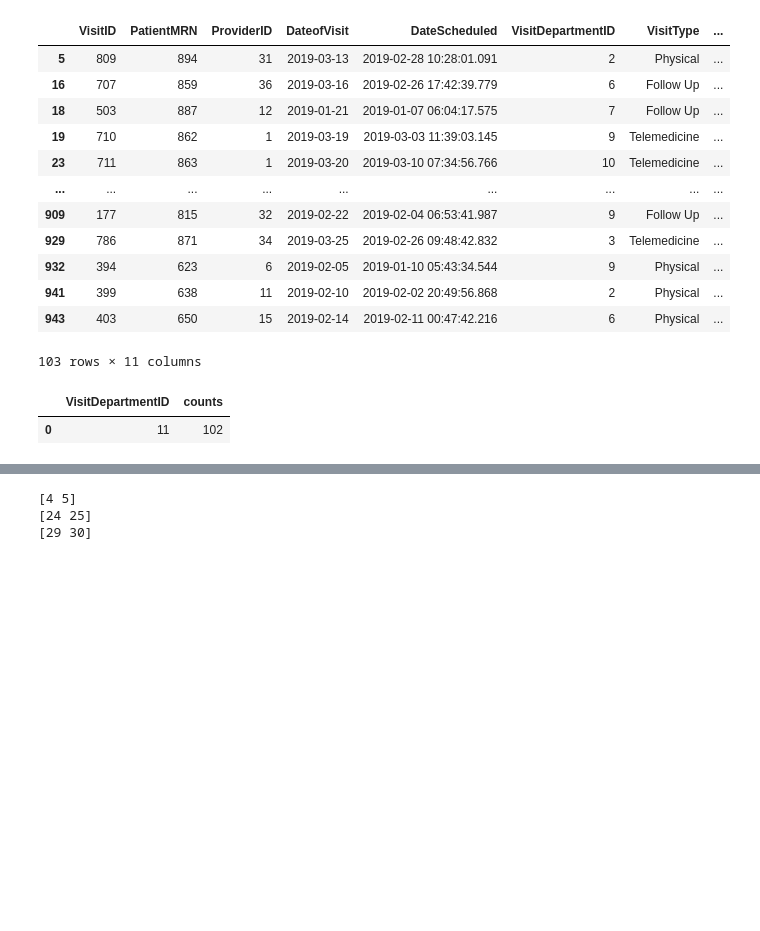
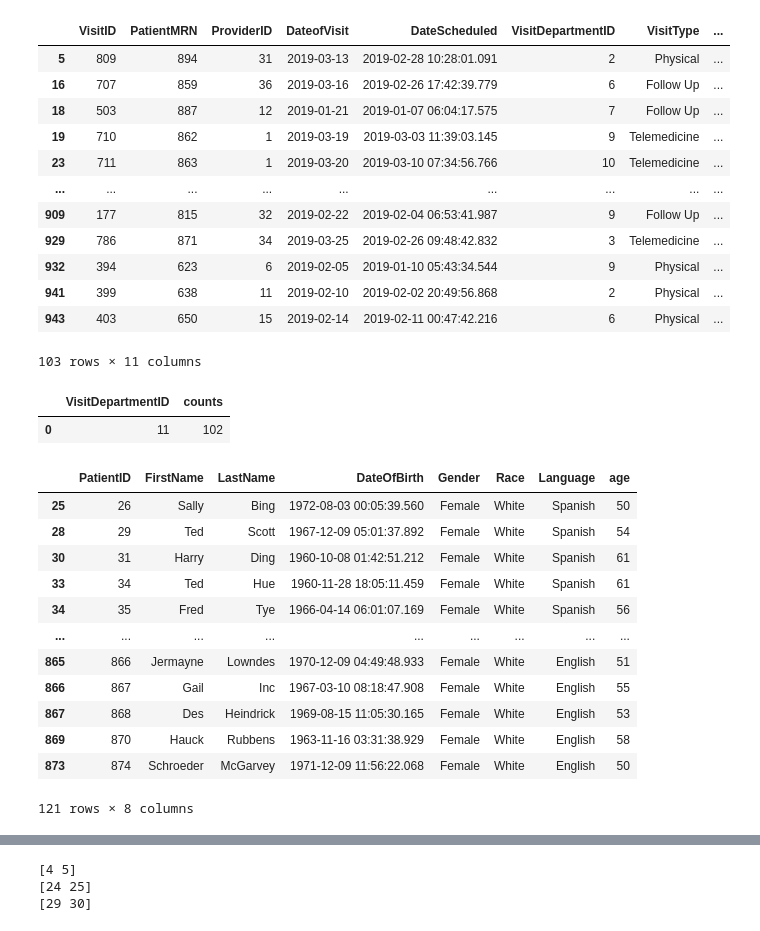
Before and after one commit to KalyaniKurakula/NumpyWarriors1, a Jupyter notebook: Hackthon/Kalyani_Numpy.ipynb, the cells around one changed output, grey strips where cells are left out. Saved outputs shown, nothing was run; the diff lists cells and outputs as text; code cells hidden in the pictures; blank space fills up the shorter version.

```diff
--- a/Hackthon/Kalyani_Numpy.ipynb
+++ b/Hackthon/Kalyani_Numpy.ipynb
@@ -431,3 +453,27 @@ df2
 # %% [output]
 |  | VisitDepartmentID | counts |
 | 0 | 11 | 102 |
+# %%
+#62 Display the data for all 'White Female' patients above the age of 50
+
+import pandas as pd
+import numpy as np
+df = pd.DataFrame(pd.read_excel("HospitalDatabase .xlsx"))
+from dateutil.relativedelta import relativedelta
+df['age'] = [relativedelta(pd.to_datetime('now'), d).years for d in df['DateOfBirth']]
+df1=df[(df.age >= 50) & (df.Race == 'White') & (df.Gender == 'Female')]
+df1
+# %% [output]
+|  | PatientID | FirstName | LastName | DateOfBirth | Gender | Race | Language | age |
+| 25 | 26 | Sally | Bing | 1972-08-03 00:05:39.560 | Female | White | Spanish | 50 |
+| 28 | 29 | Ted | Scott | 1967-12-09 05:01:37.892 | Female | White | Spanish | 54 |
+| 30 | 31 | Harry | Ding | 1960-10-08 01:42:51.212 | Female | White | Spanish | 61 |
+| 33 | 34 | Ted | Hue | 1960-11-28 18:05:11.459 | Female | White | Spanish | 61 |
+| 34 | 35 | Fred | Tye | 1966-04-14 06:01:07.169 | Female | White | Spanish | 56 |
+| ... | ... | ... | ... | ... | ... | ... | ... | ... |
+| 865 | 866 | Jermayne | Lowndes | 1970-12-09 04:49:48.933 | Female | White | English | 51 |
+| 866 | 867 | Gail | Inc | 1967-03-10 08:18:47.908 | Female | White | English | 55 |
+| 867 | 868 | Des | Heindrick | 1969-08-15 11:05:30.165 | Female | White | English | 53 |
+| 869 | 870 | Hauck | Rubbens | 1963-11-16 03:31:38.929 | Female | White | English | 58 |
+| 873 | 874 | Schroeder | McGarvey | 1971-12-09 11:56:22.068 | Female | White | English | 50 |
+121 rows × 8 columns
```
Also changed, not shown: parts of 4 cells of this notebook.
